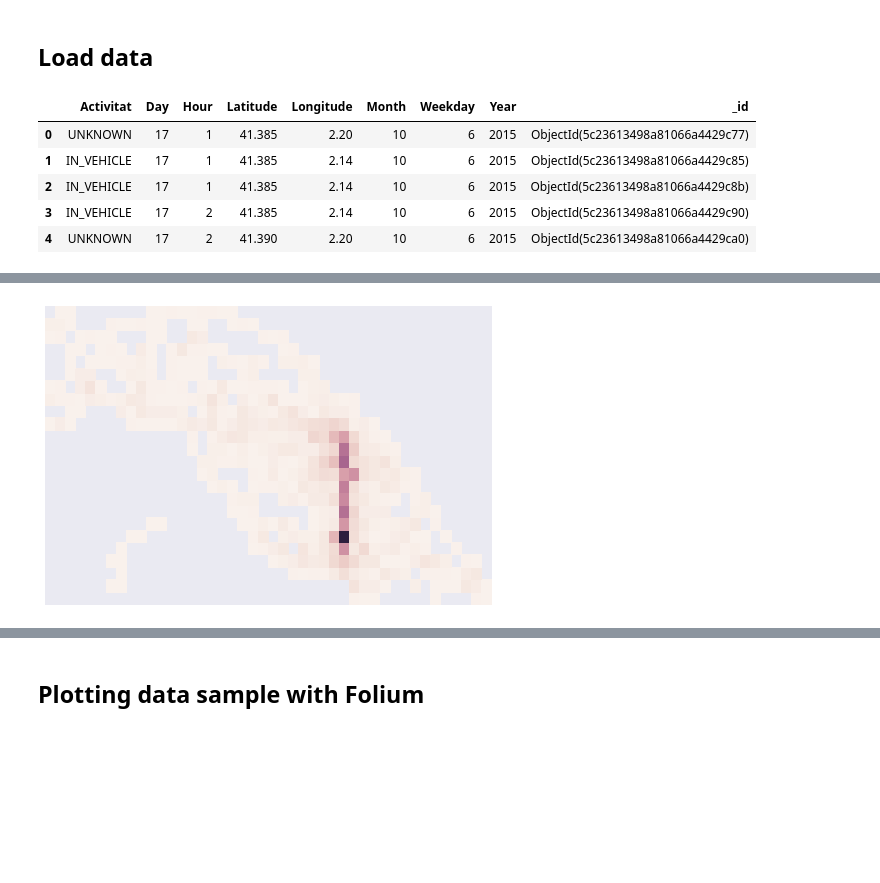
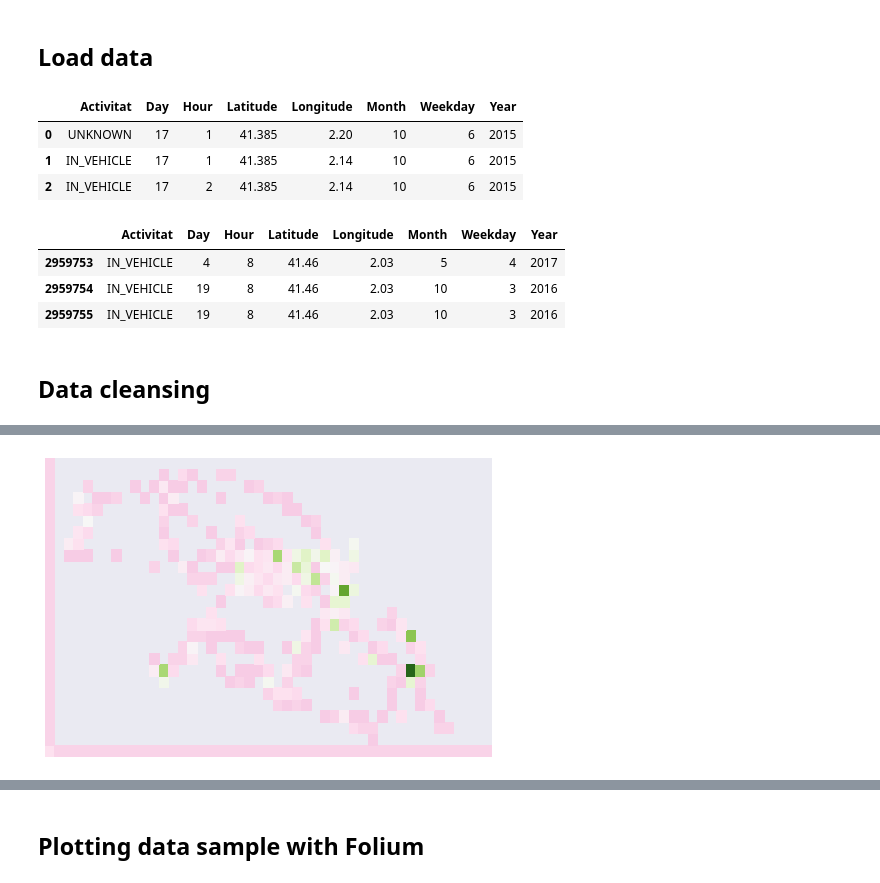
Before and after one commit to Giffy/AI_Mobile-footprint_AIBCN, a Jupyter notebook: 3_Dataset_creation.ipynb, the cells around one changed output, grey strips where cells are left out. Saved outputs shown, nothing was run; the diff lists cells and outputs as text; code cells hidden in the pictures; blank space fills up the shorter version.

Commit message:
Updated image creation with seaborn

```diff
--- a/3_Dataset_creation.ipynb
+++ b/3_Dataset_creation.ipynb
@@ -35,18 +32,28 @@ Dataset downloaded successfully.
 # %% [markdown]
 ##  Load data
 # %%
-import pandas as pd
-
 # load data
 df = pd.read_csv('coverageCat.csv')
-df.head()
+df.head(3)
 # %% [output]
-|  | Activitat | Day | Hour | Latitude | Longitude | Month | Weekday | Year | _id |
-| 0 | UNKNOWN | 17 | 1 | 41.385 | 2.20 | 10 | 6 | 2015 | ObjectId(5c23613498a81066a4429c77) |
-| 1 | IN_VEHICLE | 17 | 1 | 41.385 | 2.14 | 10 | 6 | 2015 | ObjectId(5c23613498a81066a4429c85) |
-| 2 | IN_VEHICLE | 17 | 1 | 41.385 | 2.14 | 10 | 6 | 2015 | ObjectId(5c23613498a81066a4429c8b) |
-| 3 | IN_VEHICLE | 17 | 2 | 41.385 | 2.14 | 10 | 6 | 2015 | ObjectId(5c23613498a81066a4429c90) |
-| 4 | UNKNOWN | 17 | 2 | 41.390 | 2.20 | 10 | 6 | 2015 | ObjectId(5c23613498a81066a4429ca0) |
+|  | Activitat | Day | Hour | Latitude | Longitude | Month | Weekday | Year |
+| 0 | UNKNOWN | 17 | 1 | 41.385 | 2.20 | 10 | 6 | 2015 |
+| 1 | IN_VEHICLE | 17 | 1 | 41.385 | 2.14 | 10 | 6 | 2015 |
+| 2 | IN_VEHICLE | 17 | 2 | 41.385 | 2.14 | 10 | 6 | 2015 |
+# %%
+df.tail(3)
+# %% [output]
+|  | Activitat | Day | Hour | Latitude | Longitude | Month | Weekday | Year |
+| 2959753 | IN_VEHICLE | 4 | 8 | 41.46 | 2.03 | 5 | 4 | 2017 |
+| 2959754 | IN_VEHICLE | 19 | 8 | 41.46 | 2.03 | 10 | 3 | 2016 |
+| 2959755 | IN_VEHICLE | 19 | 8 | 41.46 | 2.03 | 10 | 3 | 2016 |
+# %% [markdown]
+##  Data cleansing
+# %%
+df = df[df['Activitat']=='IN_VEHICLE']                                    # Keeps in dataFrame the data with activity "IN VEHICLE"
+
+weekdays = [1,2,3,4,5]
+df = df[(df['Weekday'].isin(weekdays))]                                   # Keeps in dataFrame the data from Monday to Friday
 # %% [markdown]
 ##  Generate dataset graphics
 Using seaborn to generate graphics of mobile phone density
@@ -55,30 +67,24 @@ Using seaborn to generate graphics of mobile phone density
 # %%
 # Sample of plotting graphic with seaborn
-# plot of Barcelona the 11th September of 2015
 
-df0 = df[ (df['Year']== 2015) & (df['Month']== 9) & (df['Day']== 11)]
+df0 = df[ (df['Year']== 2015) & (df['Month']== 4) & (df['Day']== 3)]
 df0 = df0.groupby(['Latitude','Longitude'], as_index= False).count()
 result = df0.pivot (index='Latitude' , columns='Longitude', values='Day')
 
-import seaborn
-import seaborn as sns
 
-sns_plot = seaborn.heatmap(result, cbar= False )
+sns_plot = seaborn.heatmap(result,
+                           cbar= False,                            # Removes color bar with scale
+                           xticklabels=False,                      # Removes X-axis labels
+                           yticklabels=False,                      # Removes Y-axis labels
+                           cmap="PiYG",                            # 2 contrasting colors
+                           center=10
+                          )
 
-# Remove labels
-sns_plot.set_ylabel('')
-sns_plot.set_xlabel('')
+sns_plot.set_xlabel('')                                            # Removes X-axis title
+sns_plot.set_ylabel('')                                            # Removes Y-axis title
 
-sns_plot.set_yticklabels('')
-sns_plot.set_xticklabels('')
-
-# Generate image
-
-fig = sns_plot.get_figure()
-
-
-# Save graphic as png
-#fig.savefig("output.png")
+fig = sns_plot.get_figure()                                        # Generates the heatmap image
+#fig.savefig("output.png")                                         # Saves the image as png
 # %% [output]
-[figure, old version]
+[figure, new version]
 # %%
```
Also changed, not shown: parts of 15 cells of this notebook.
